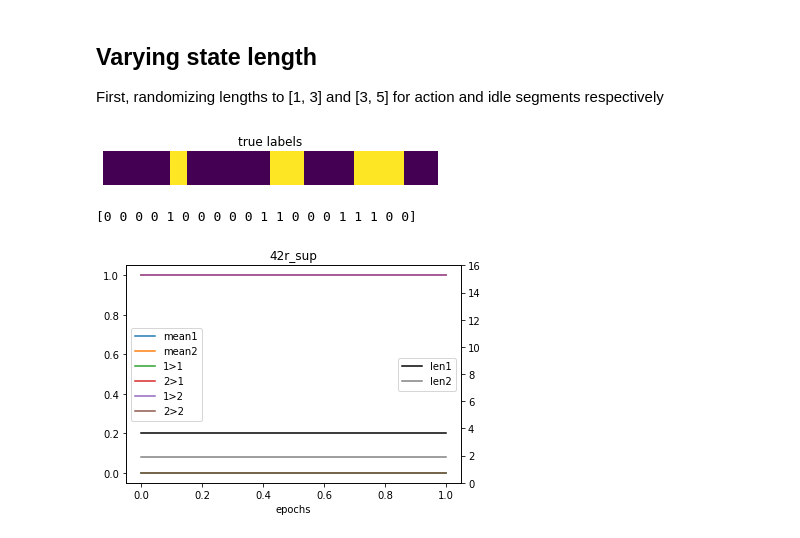
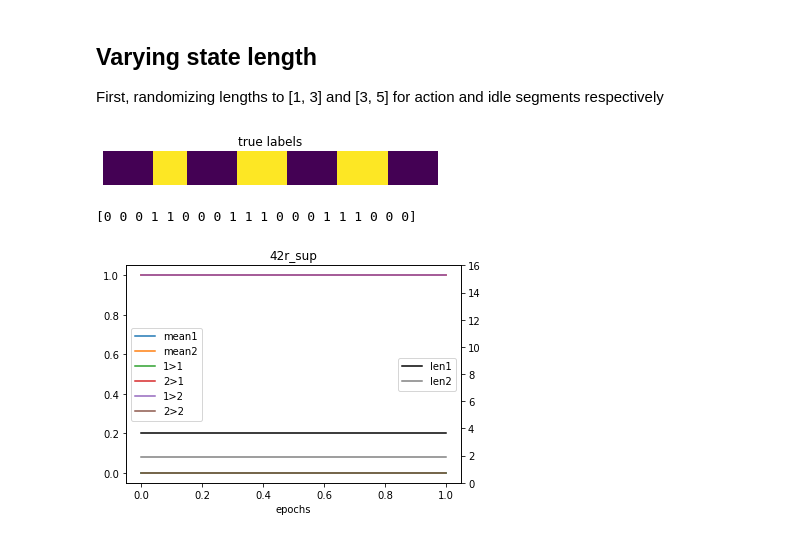
Before and after one commit to dylanebert/hsmm, a Jupyter notebook: unit_tests.ipynb, the cells around one changed output. Saved outputs shown, nothing was run; the diff lists cells and outputs as text; code cells hidden in the pictures.

```diff
--- a/unit_tests.ipynb
+++ b/unit_tests.ipynb
@@ -205,21 +203,13 @@ First, randomizing lengths to [1, 3] and [3, 5] for action and idle segments res
 # %%
 parser = argparse.ArgumentParser()
 data.add_args(parser)
 args = parser.parse_args(['--dataset', 'unit_test',
     '--data_idle_min', '3', '--data_idle_max', '5', '--data_action_min', '1', '--data_action_max', '3'])
-train, test = data.dataset_from_args(args)
+dset = data.dataset_from_args(args, 'test')
+viz_dset(dset)
+# %% [output]
+[figure, added]
+[0 0 0 1 1 0 0 0 1 1 1 0 0 0 1 1 1 0 0 0]
-# %%
-labels = test[0]['labels'].detach().cpu().numpy()
-fig = plt.figure()
-ax1 = fig.add_subplot(111)
-ax1.imshow(np.tile(labels, (2, 1)))
-ax1.axis('off')
-plt.title('true labels')
-plt.show()
-print(labels)
-# %% [output]
-[figure, removed]
-[0 0 0 0 1 0 0 0 0 0 1 1 0 0 0 1 1 1 0 0]
 # %%
 #supervised
 #succeeds
```
Also changed, not shown: parts of 16 cells of this notebook, 17 other files.
